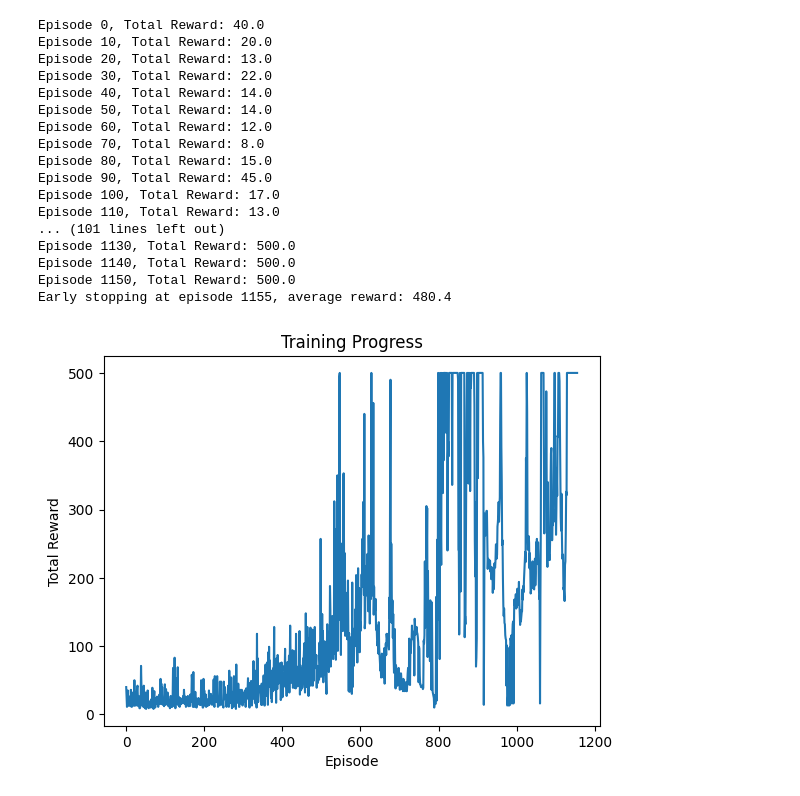
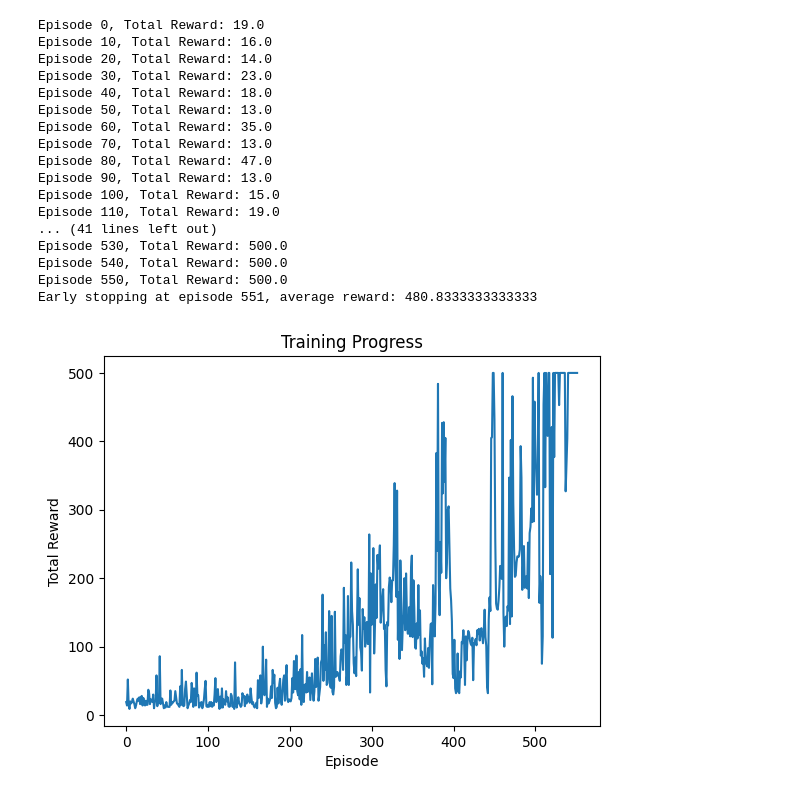
Before and after one commit to EdoardoZappia/RL_cartpole-v1, a Jupyter notebook: cartpole/cartpole_actor_critic.ipynb, the cells around one changed output. Drawn from its saved outputs; the diff is of its cells as text; code cells hidden in the pictures.

```diff
--- a/cartpole/cartpole_actor_critic.ipynb
+++ b/cartpole/cartpole_actor_critic.ipynb
@@ -13,7 +13,7 @@ torch.manual_seed(SEED)
 np.random.seed(SEED)
 
 MAX_EPISODES = 3000
-NUM_NEURONS = 32
+NUM_NEURONS = 64
 LR_CRITIC = 0.0005
 LR_ACTOR = 0.0001
 GAMMA = 0.99
@@ -88,7 +88,7 @@ class Agent(nn.Module):
         self.optimizer_actor.step()
 
 
-def train_ppo(env_name='CartPole-v1', num_episodes=MAX_EPISODES):
+def train_a2c(env_name='CartPole-v1', num_episodes=MAX_EPISODES):
     env = gym.make(env_name)
     num_inputs = env.observation_space.shape[0]
     num_actions = env.action_space.n
@@ -108,52 +108,52 @@ def train_ppo(env_name='CartPole-v1', num_episodes=MAX_EPISODES):
             agent.update(state, action, next_state, reward, done)
             state = next_state
             total_reward += reward
 
         reward_history.append(total_reward)
 
         if len(reward_history) >= 50 and np.mean(reward_history[-EARLY_STOP_EPISODES:]) > EARLY_STOP_THRESHOLD:
             print(f"Early stopping at episode {episode}, average reward: {np.mean(reward_history[-EARLY_STOP_EPISODES:])}")
             early_stop = True
             break
 
         if early_stop:
             break
 
         if episode % 10 == 0:
             print(f"Episode {episode}, Total Reward: {total_reward}")
 
     env.close()
 
     plt.plot(reward_history)
     plt.xlabel('Episode')
     plt.ylabel('Total Reward')
     plt.title('Training Progress')
     plt.show()
 
 
     return agent
 
 if __name__ == "__main__":
-    trained_agent = train_ppo()
+    trained_agent = train_a2c()
 # %% [output]
-Episode 0, Total Reward: 40.0
-Episode 10, Total Reward: 20.0
-Episode 20, Total Reward: 13.0
-Episode 30, Total Reward: 22.0
-Episode 40, Total Reward: 14.0
-Episode 50, Total Reward: 14.0
-Episode 60, Total Reward: 12.0
-Episode 70, Total Reward: 8.0
-Episode 80, Total Reward: 15.0
-Episode 90, Total Reward: 45.0
-Episode 100, Total Reward: 17.0
-Episode 110, Total Reward: 13.0
-... (101 lines left out)
-Episode 1130, Total Reward: 500.0
-Episode 1140, Total Reward: 500.0
-Episode 1150, Total Reward: 500.0
-Early stopping at episode 1155, average reward: 480.4
+Episode 0, Total Reward: 19.0
+Episode 10, Total Reward: 16.0
+Episode 20, Total Reward: 14.0
+Episode 30, Total Reward: 23.0
+Episode 40, Total Reward: 18.0
+Episode 50, Total Reward: 13.0
+Episode 60, Total Reward: 35.0
+Episode 70, Total Reward: 13.0
+Episode 80, Total Reward: 47.0
+Episode 90, Total Reward: 13.0
+Episode 100, Total Reward: 15.0
+Episode 110, Total Reward: 19.0
+... (41 lines left out)
+Episode 530, Total Reward: 500.0
+Episode 540, Total Reward: 500.0
+Episode 550, Total Reward: 500.0
+Early stopping at episode 551, average reward: 480.8333333333333
-[figure, old version]
+[figure, new version]
 # %%
 import gymnasium as gym
 import torch
```
Also changed, not shown: parts of 1 cell of this notebook, 2 other files.
